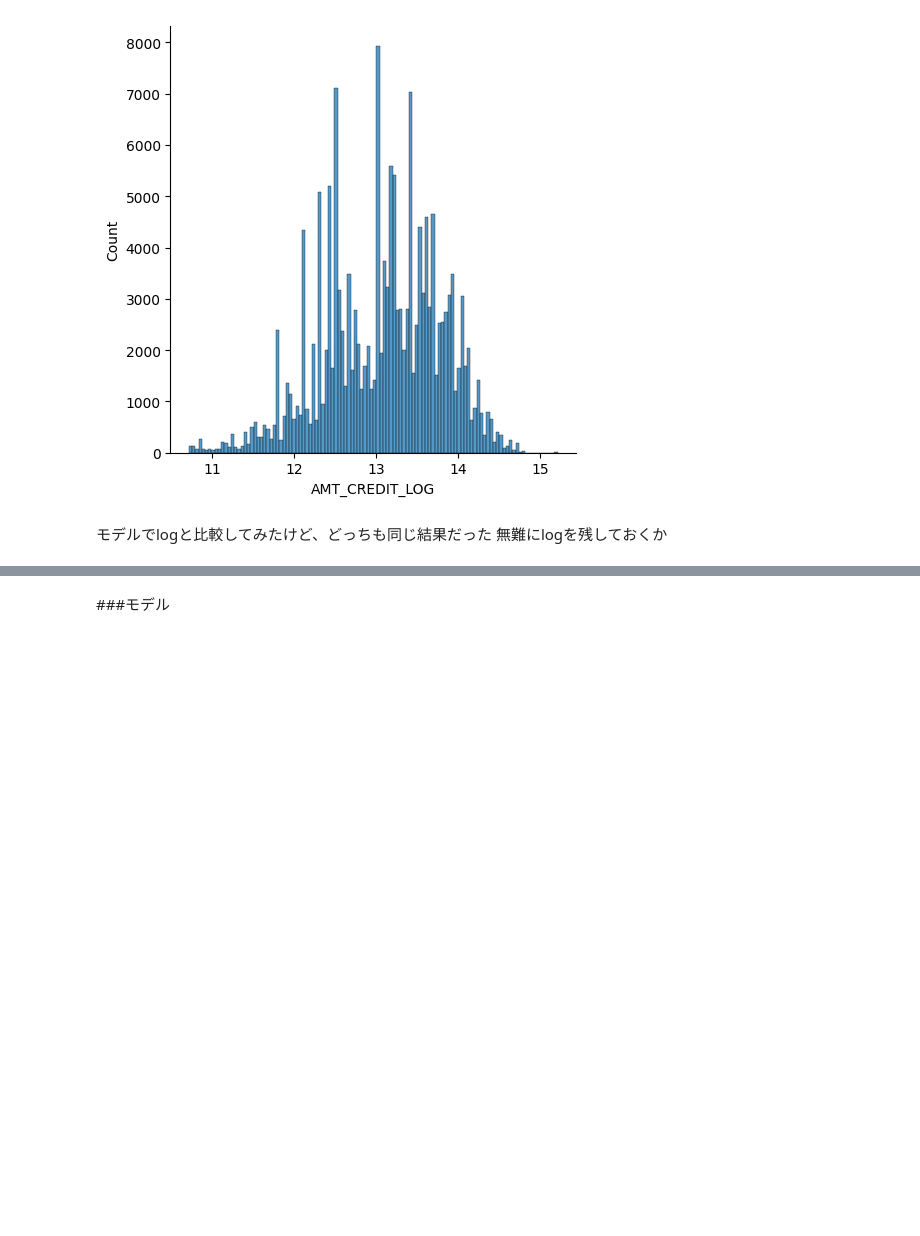
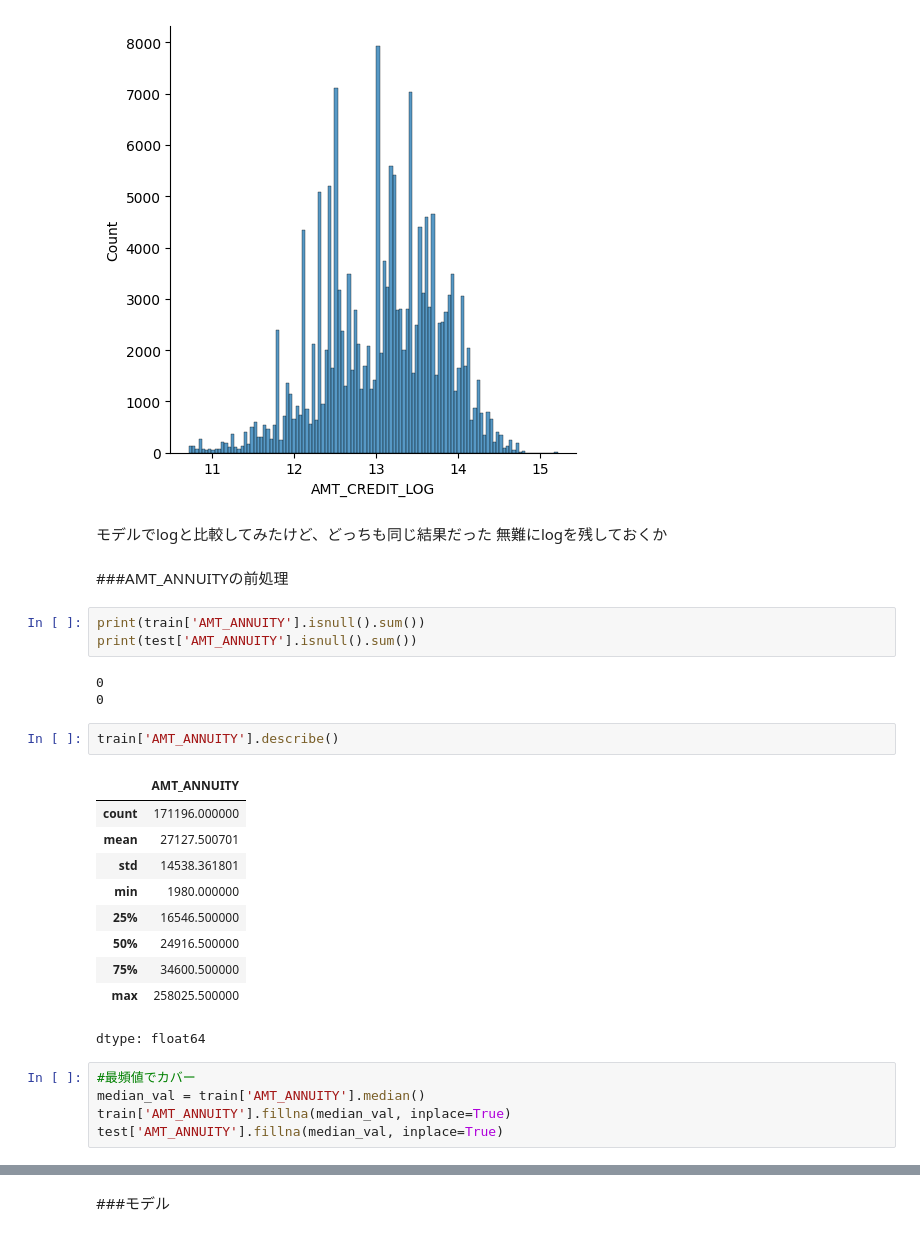
Before and after one commit to aki05162525/gci_compe2, a Jupyter notebook: compe2_ver1.ipynb, the cells around one changed output, grey strips where cells are left out. Cells and saved outputs as stored; diff of their text form; blank space fills up the shorter version.

```diff
--- a/compe2_ver1.ipynb
+++ b/compe2_ver1.ipynb
@@ -372,3 +372,29 @@ plt.show()
 # %% [markdown]
 モデルでlogと比較してみたけど、どっちも同じ結果だった
 無難にlogを残しておくか
+# %% [markdown]
+###AMT_ANNUITYの前処理
+# %%
+print(train['AMT_ANNUITY'].isnull().sum())
+print(test['AMT_ANNUITY'].isnull().sum())
+# %% [output]
+0
+0
+# %%
+train['AMT_ANNUITY'].describe()
+# %% [output]
+|  | AMT_ANNUITY |
+| count | 171196.000000 |
+| mean | 27127.500701 |
+| std | 14538.361801 |
+| min | 1980.000000 |
+| 25% | 16546.500000 |
+| 50% | 24916.500000 |
+| 75% | 34600.500000 |
+| max | 258025.500000 |
+dtype: float64
+# %%
+#最頻値でカバー
+median_val = train['AMT_ANNUITY'].median()
+train['AMT_ANNUITY'].fillna(median_val, inplace=True)
+test['AMT_ANNUITY'].fillna(median_val, inplace=True)
```
Also changed, not shown: parts of 5 cells of this notebook.
